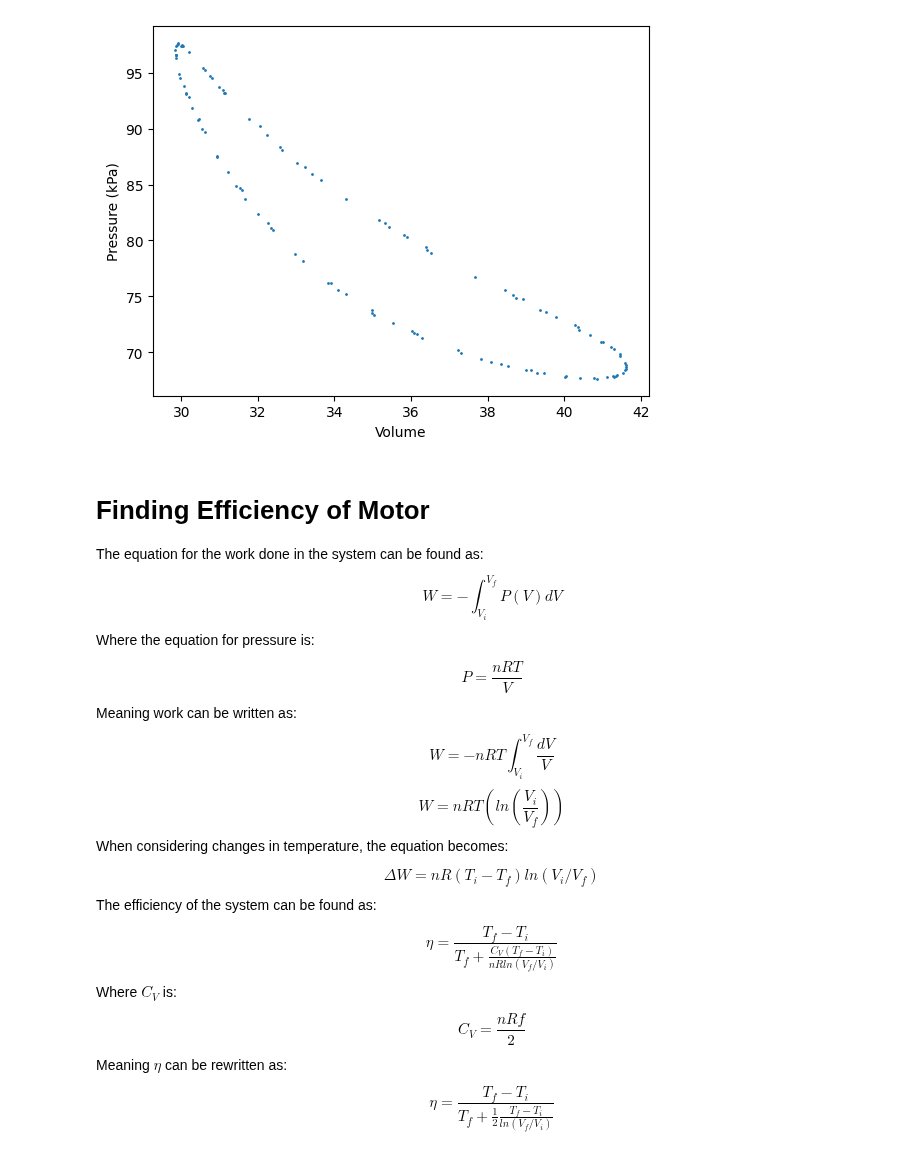
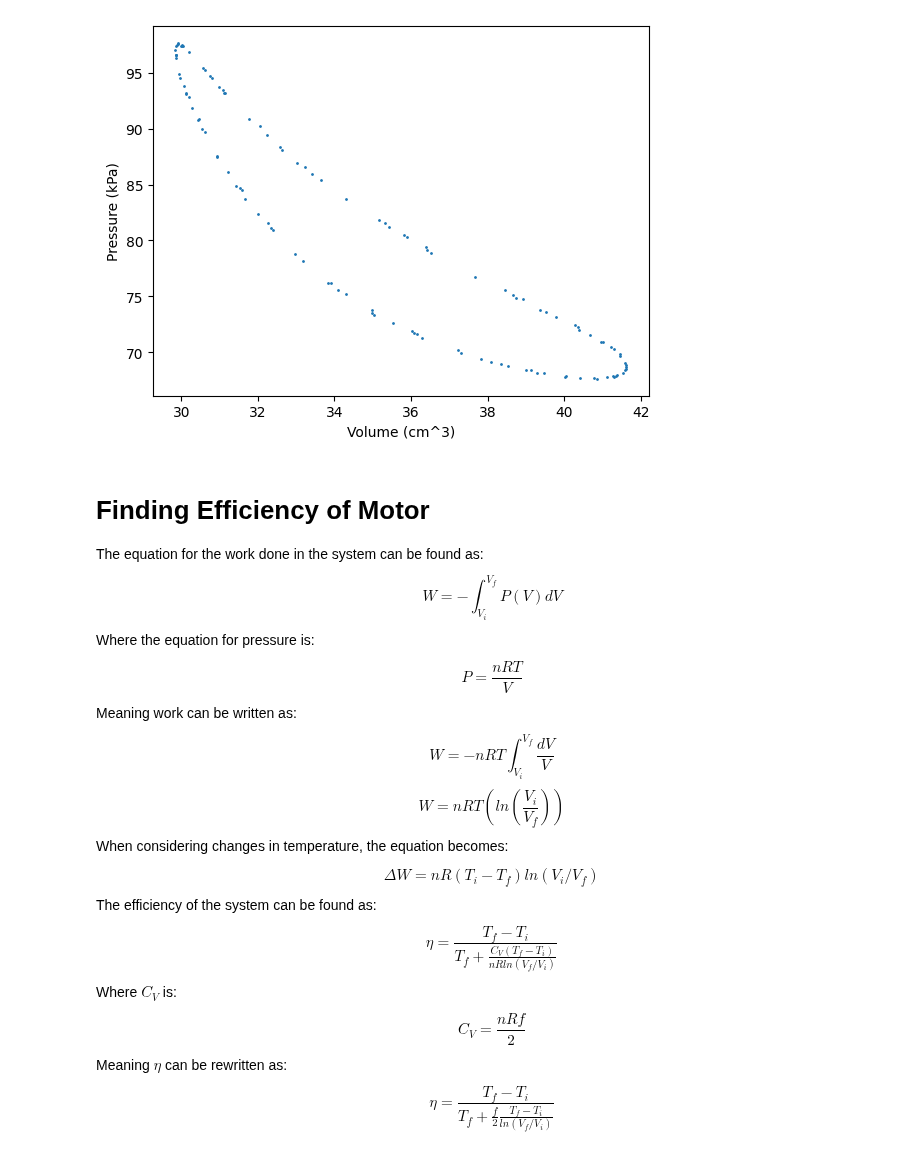
Before and after one commit to maraMaraschino/Adv-Lab, a Jupyter notebook: Stirling Engine/Lab/stirling-engine.ipynb, the cells around one changed output. Drawn from its saved outputs; the diff is of its cells as text; code cells hidden in the pictures.

```diff
--- a/Stirling Engine/Lab/stirling-engine.ipynb
+++ b/Stirling Engine/Lab/stirling-engine.ipynb
@@ -1,26 +1,26 @@
 # %%
 # Load data in dfs
 import pandas as pd
 import matplotlib.pyplot as plt
 import numpy as np
-import sympy as sy
+from scipy.optimize import curve_fit
 
 df_1 = pd.read_csv("run1.csv", header=0,
                    names=["time", "angle", "volume", "pressure","temp1", "temp2"])
 
 time = df_1["time"] # ms
 radians = df_1["angle"]
 volume = df_1["volume"]
 pressure = df_1["pressure"] # kPa
 temp1 = df_1["temp1"] # C
 temp2 = df_1["temp2"] # C
 
 plt.scatter(volume, pressure, s=1)
-plt.xlabel("Volume")
+plt.xlabel("Volume (cm^3)")
 plt.ylabel("Pressure (kPa)")
 plt.show()
 # %% [output]
-[figure, old version]
+[figure, new version]
 # %% [markdown]
 # Finding Efficiency of Motor
 The equation for the work done in the system can be found as:
@@ -37,4 +37,4 @@ $$\eta = \frac{T_f - T_i}{T_f + \frac{C_V (T_f - T_i)}{nR ln(V_f/V_i)}}$$
 Where $C_V$ is:
 $$C_V = \frac{nRf}{2}$$
 Meaning $\eta$ can be rewritten as:
-$$\eta = \frac{T_f - T_i}{T_f + \frac{1}{2}\frac{T_f - T_i}{ln(V_f/V_i)}}$$
+$$\eta = \frac{T_f - T_i}{T_f + \frac{f}{2}\frac{T_f - T_i}{ln(V_f/V_i)}}$$
```
Also changed, not shown: parts of 4 cells of this notebook.
